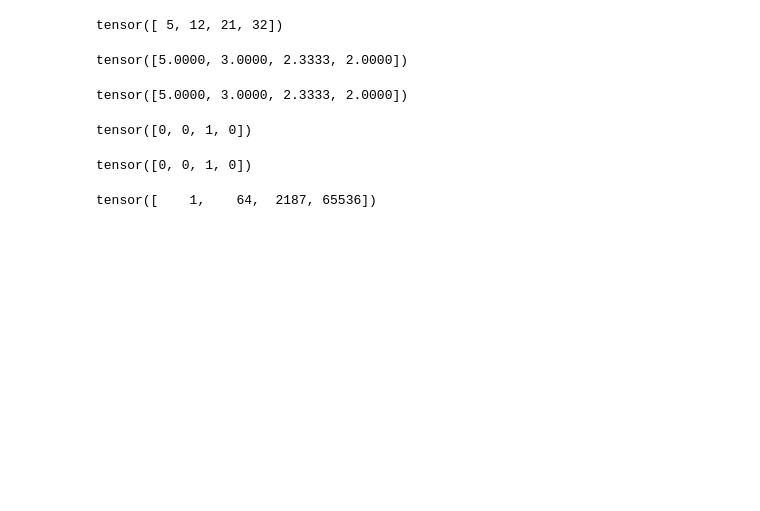
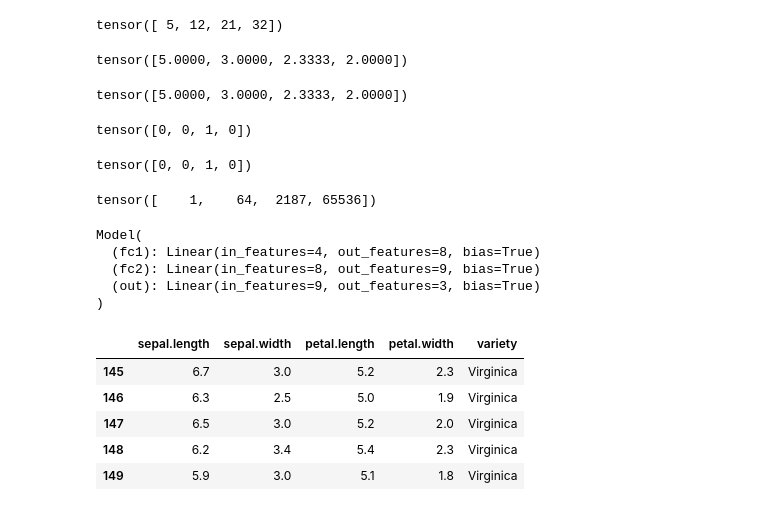
Before and after one commit to ayoub-bakr/pytorch-, a Jupyter notebook: Welcome_To_Colab.ipynb, the cells around one changed output. Saved outputs shown, nothing was run; the diff lists cells and outputs as text; code cells hidden in the pictures; blank space fills up the shorter version.

```diff
--- a/Welcome_To_Colab.ipynb
+++ b/Welcome_To_Colab.ipynb
@@ -144,0 +149,8 @@ class Model(nn.Module):
+# %%
+print(model)
+# %% [output]
+Model(
+  (fc1): Linear(in_features=4, out_features=8, bias=True)
+  (fc2): Linear(in_features=8, out_features=9, bias=True)
+  (out): Linear(in_features=9, out_features=3, bias=True)
+)
@@ -144,0 +164,9 @@ class Model(nn.Module):
+# %%
+my_df.tail()
+# %% [output]
+|  | sepal.length | sepal.width | petal.length | petal.width | variety |
+| 145 | 6.7 | 3.0 | 5.2 | 2.3 | Virginica |
+| 146 | 6.3 | 2.5 | 5.0 | 1.9 | Virginica |
+| 147 | 6.5 | 3.0 | 5.2 | 2.0 | Virginica |
+| 148 | 6.2 | 3.4 | 5.4 | 2.3 | Virginica |
+| 149 | 5.9 | 3.0 | 5.1 | 1.8 | Virginica |
```
Also changed, not shown: parts of 7 cells of this notebook.
